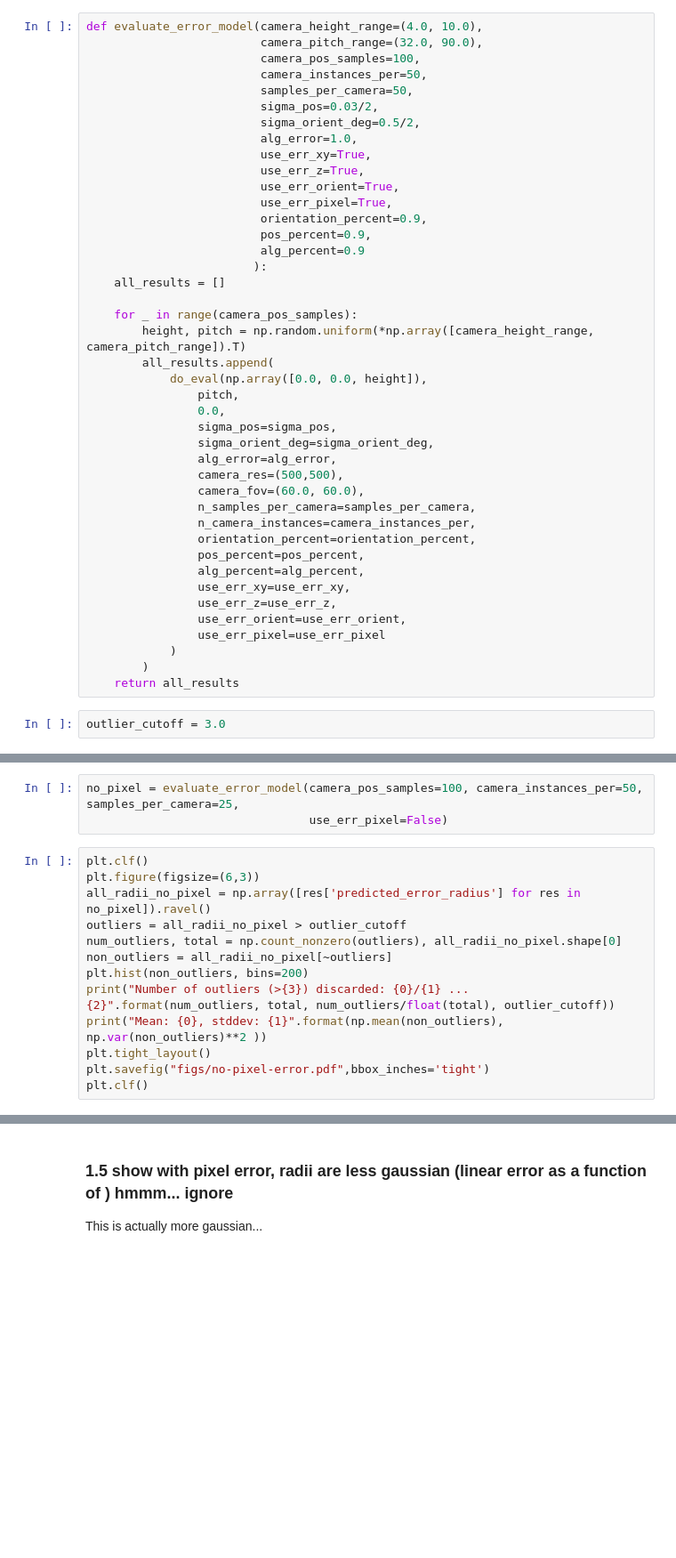
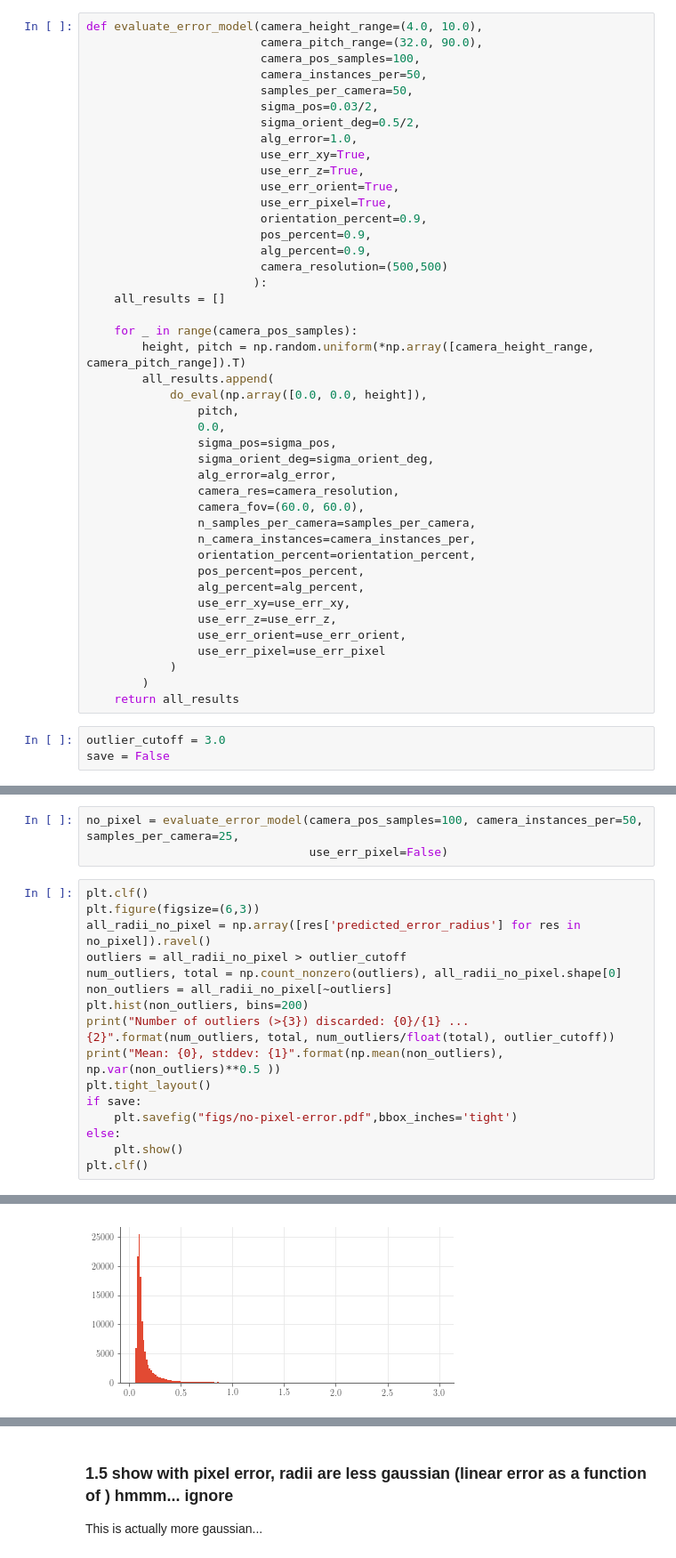
Before and after one commit to flyingsilverfin/AV-Camera-Placement, a Jupyter notebook: evaluation/camera/model_validity/Camera Error Model Evaluation.ipynb, the cells around one changed output, grey strips where cells are left out. Shown: that part at 89% size. Cells and saved outputs as stored; diff of their text form; blank space fills up the shorter version.

```diff
--- a/evaluation/camera/model_validity/Camera Error Model Evaluation.ipynb
+++ b/evaluation/camera/model_validity/Camera Error Model Evaluation.ipynb
@@ -242,7 +244,8 @@ def evaluate_error_model(camera_height_range=(4.0, 10.0),
                          use_err_pixel=True,
                          orientation_percent=0.9,
                          pos_percent=0.9,
-                         alg_percent=0.9
+                         alg_percent=0.9,
+                         camera_resolution=(500,500)
                         ):
     all_results = []
 
@@ -255,7 +258,7 @@ def evaluate_error_model(camera_height_range=(4.0, 10.0),
                 sigma_pos=sigma_pos,
                 sigma_orient_deg=sigma_orient_deg,
                 alg_error=alg_error,
-                camera_res=(500,500),
+                camera_res=camera_resolution,
                 camera_fov=(60.0, 60.0),
                 n_samples_per_camera=samples_per_camera,
                 n_camera_instances=camera_instances_per,
@@ -271,6 +274,7 @@ def evaluate_error_model(camera_height_range=(4.0, 10.0),
     return all_results
 # %%
 outlier_cutoff = 3.0
+save = False
 # %% [markdown]
 ### 1 show without pixel error, radii are gaussian...ish
 # %%
@@ -285,8 +289,11 @@ num_outliers, total = np.count_nonzero(outliers), all_radii_no_pixel.shape[0]
 non_outliers = all_radii_no_pixel[~outliers]
 plt.hist(non_outliers, bins=200)
 print("Number of outliers (>{3}) discarded: {0}/{1} ... {2}".format(num_outliers, total, num_outliers/float(total), outlier_cutoff))
-print("Mean: {0}, stddev: {1}".format(np.mean(non_outliers), np.var(non_outliers)**2 ))
+print("Mean: {0}, stddev: {1}".format(np.mean(non_outliers), np.var(non_outliers)**0.5 ))
 plt.tight_layout()
-plt.savefig("figs/no-pixel-error.pdf",bbox_inches='tight')
+if save:
+    plt.savefig("figs/no-pixel-error.pdf",bbox_inches='tight')
+else:
+    plt.show()
 plt.clf()
 # %% [output]
@@ -294,0 +303 @@ Mean: 0.174188602986, stddev: 0.00264567702634
+[figure, added]
```
Also changed, not shown: parts of 23 cells of this notebook, 7 other files.
